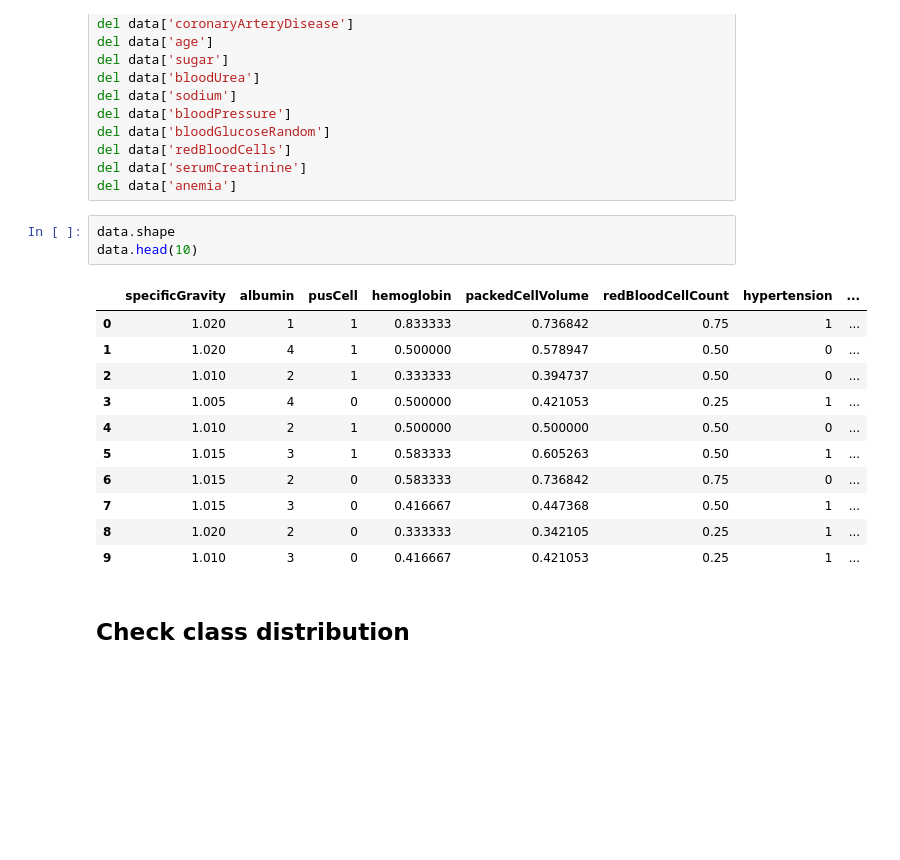
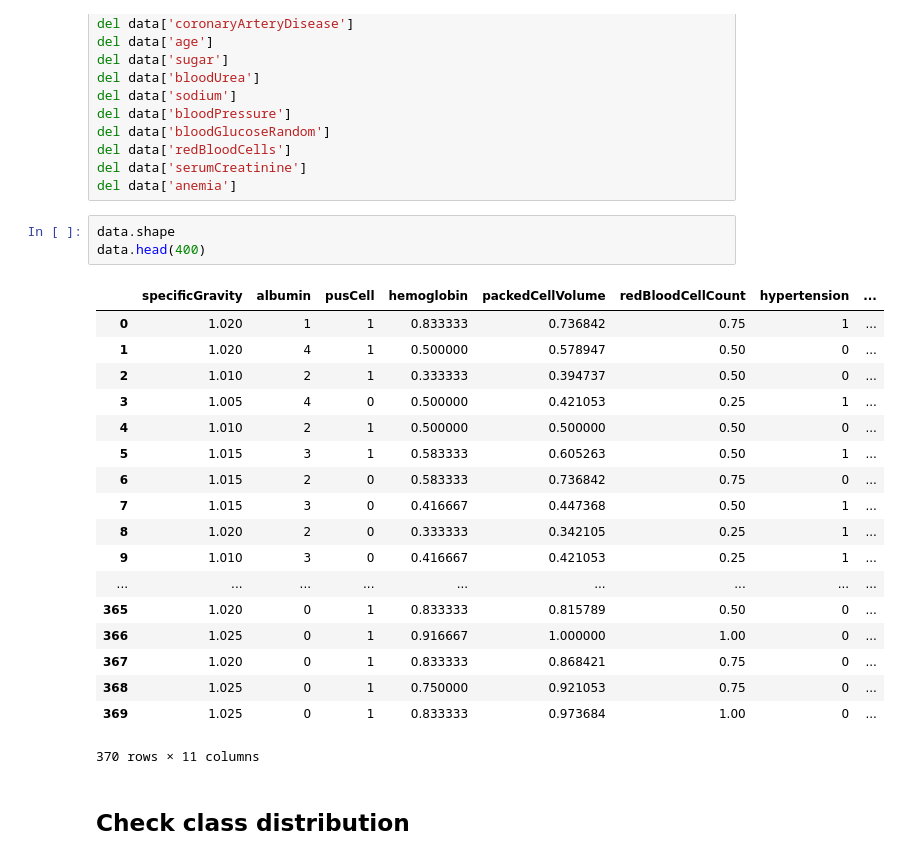
Before and after one commit to EdgarasKazlauskas1987/ChronicalKidneyDiseaseAIProject, a Jupyter notebook: Chronic Kidney Disease Project.ipynb, the cells around one changed output. Saved outputs shown, nothing was run; the diff lists cells and outputs as text; blank space fills up the shorter version.

```diff
--- a/Chronic Kidney Disease Project.ipynb
+++ b/Chronic Kidney Disease Project.ipynb
@@ -544,19 +544,26 @@ del data['serumCreatinine']
 del data['anemia']
 # %%
 data.shape
-data.head(10)
+data.head(400)
 # %% [output]
 |  | specificGravity | albumin | pusCell | hemoglobin | packedCellVolume | redBloodCellCount | hypertension | ... |
 | 0 | 1.020 | 1 | 1 | 0.833333 | 0.736842 | 0.75 | 1 | ... |
 | 1 | 1.020 | 4 | 1 | 0.500000 | 0.578947 | 0.50 | 0 | ... |
 | 2 | 1.010 | 2 | 1 | 0.333333 | 0.394737 | 0.50 | 0 | ... |
 | 3 | 1.005 | 4 | 0 | 0.500000 | 0.421053 | 0.25 | 1 | ... |
 | 4 | 1.010 | 2 | 1 | 0.500000 | 0.500000 | 0.50 | 0 | ... |
 | 5 | 1.015 | 3 | 1 | 0.583333 | 0.605263 | 0.50 | 1 | ... |
 | 6 | 1.015 | 2 | 0 | 0.583333 | 0.736842 | 0.75 | 0 | ... |
 | 7 | 1.015 | 3 | 0 | 0.416667 | 0.447368 | 0.50 | 1 | ... |
 | 8 | 1.020 | 2 | 0 | 0.333333 | 0.342105 | 0.25 | 1 | ... |
 | 9 | 1.010 | 3 | 0 | 0.416667 | 0.421053 | 0.25 | 1 | ... |
+| ... | ... | ... | ... | ... | ... | ... | ... | ... |
+| 365 | 1.020 | 0 | 1 | 0.833333 | 0.815789 | 0.50 | 0 | ... |
+| 366 | 1.025 | 0 | 1 | 0.916667 | 1.000000 | 1.00 | 0 | ... |
+| 367 | 1.020 | 0 | 1 | 0.833333 | 0.868421 | 0.75 | 0 | ... |
+| 368 | 1.025 | 0 | 1 | 0.750000 | 0.921053 | 0.75 | 0 | ... |
+| 369 | 1.025 | 0 | 1 | 0.833333 | 0.973684 | 1.00 | 0 | ... |
+370 rows × 11 columns
 # %% [markdown]
 ## Check class distribution
 # %% [markdown]
```
Also changed, not shown: parts of 21 cells of this notebook, 1 other file.
